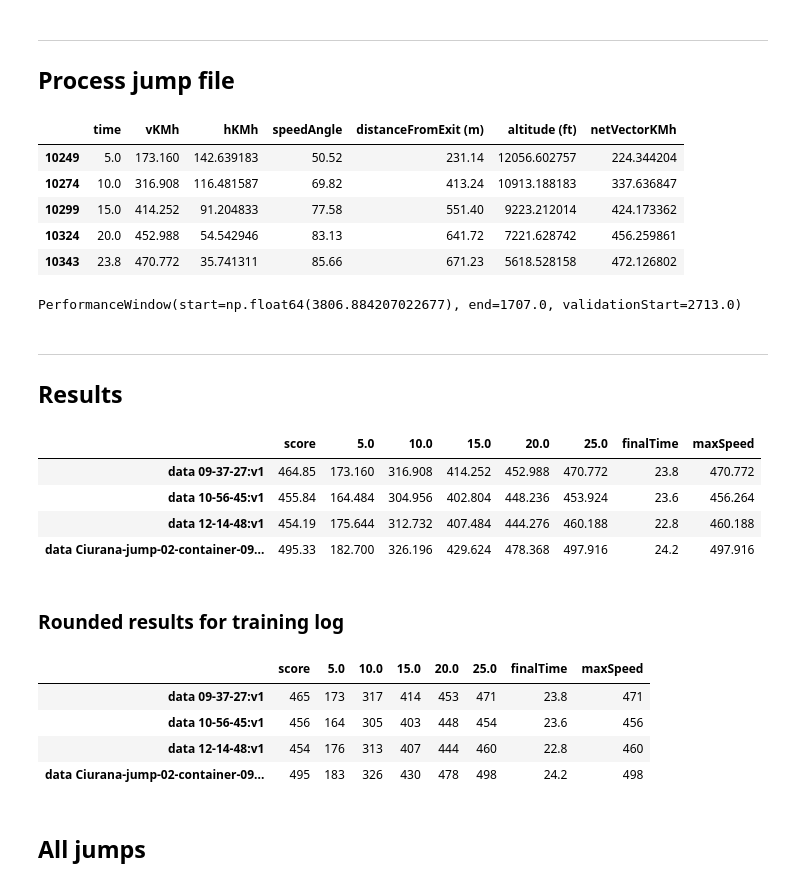
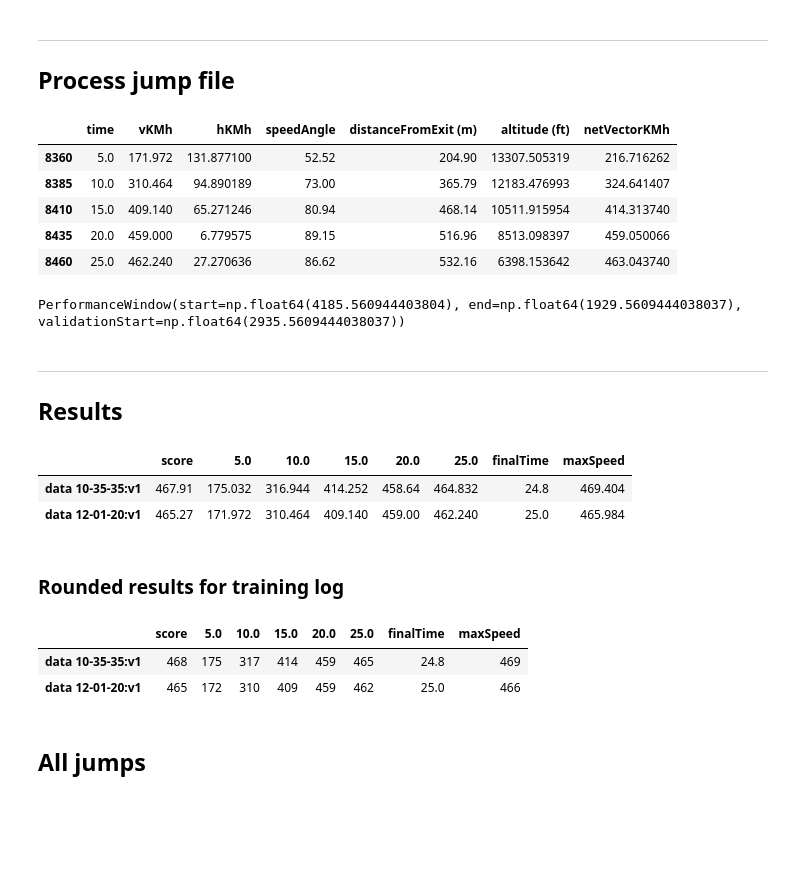
Before and after one commit to pr3d4t0r/SSScoring, a Jupyter notebook: proto-app-04-bulk-processor.ipynb, the cells around one changed output. Saved outputs shown, nothing was run; the diff lists cells and outputs as text; code cells hidden in the pictures; blank space fills up the shorter version.

```diff
--- a/proto-app-04-bulk-processor.ipynb
+++ b/proto-app-04-bulk-processor.ipynb
@@ -101,5 +117,5 @@ pd.DataFrame(dropZones, columns=[ 'Drop zone', 'Alt (ft)', ])
 # %%
-dropZoneAltMSL = 1509.0
+dropZoneAltMSL = 15.0
 ignoreBaseline = True
 # %%
 dropZoneAltMSLMeters = dropZoneAltMSL/FT_IN_M
@@ -116,7 +126,0 @@ The first file in the list for this test is a warm up file.  Detect and ignore i
-# %%
-filePath = list(jumpFiles.keys())[0]
-rawData, tag = getFlySightDataFromCSV(filePath)
-data = convertFlySight2SSScoring(rawData, altitudeDZMeters=dropZoneAltMSLMeters)
-jumpResults = processJump(data)
-if jumpResults.status == JumpStatus.WARM_UP_FILE:
-    display(widgets.HTML('<h3>%s - warm up file' % filePath.as_posix()))
@@ -128,22 +130,22 @@ if jumpResults.status == JumpStatus.WARM_UP_FILE:
 # %%
 warnings.filterwarnings('ignore', category=UserWarning) # FNV, conda issue
 jumpFilesList = list(jumpFiles.keys())
 if (len(jumpFilesList) > 1):
     filePath = jumpFilesList[1]
-    rawData, tag = getFlySightDataFromCSV(filePath)
+    rawData, tag = getFlySightDataFromCSVFileName(filePath)
     data = convertFlySight2SSScoring(rawData, altitudeDZMeters=dropZoneAltMSLMeters)
     jumpResult = processJump(data)
     if jumpResult.status == JumpStatus.OK:
         display(jumpResult.table)
         display(jumpResult.window)
 # %% [output]
 |  | time | vKMh | hKMh | speedAngle | distanceFromExit (m) | altitude (ft) | netVectorKMh |
-| 10249 | 5.0 | 173.160 | 142.639183 | 50.52 | 231.14 | 12056.602757 | 224.344204 |
-| 10274 | 10.0 | 316.908 | 116.481587 | 69.82 | 413.24 | 10913.188183 | 337.636847 |
-| 10299 | 15.0 | 414.252 | 91.204833 | 77.58 | 551.40 | 9223.212014 | 424.173362 |
-| 10324 | 20.0 | 452.988 | 54.542946 | 83.13 | 641.72 | 7221.628742 | 456.259861 |
-| 10343 | 23.8 | 470.772 | 35.741311 | 85.66 | 671.23 | 5618.528158 | 472.126802 |
+| 8360 | 5.0 | 171.972 | 131.877100 | 52.52 | 204.90 | 13307.505319 | 216.716262 |
+| 8385 | 10.0 | 310.464 | 94.890189 | 73.00 | 365.79 | 12183.476993 | 324.641407 |
+| 8410 | 15.0 | 409.140 | 65.271246 | 80.94 | 468.14 | 10511.915954 | 414.313740 |
+| 8435 | 20.0 | 459.000 | 6.779575 | 89.15 | 516.96 | 8513.098397 | 459.050066 |
+| 8460 | 25.0 | 462.240 | 27.270636 | 86.62 | 532.16 | 6398.153642 | 463.043740 |
-PerformanceWindow(start=np.float64(3806.884207022677), end=1707.0, validationStart=2713.0)
+PerformanceWindow(start=np.float64(4185.560944403804), end=np.float64(1929.5609444038037), validationStart=np.float64(2935.5609444038037))
 # %% [markdown]
 ---
 ## Results
@@ -154,10 +156,8 @@ aggregate = aggregateResults(jumpResults)
 aggregate
 # %% [output]
 |  | score | 5.0 | 10.0 | 15.0 | 20.0 | 25.0 | finalTime | maxSpeed |
-| data 09-37-27:v1 | 464.85 | 173.160 | 316.908 | 414.252 | 452.988 | 470.772 | 23.8 | 470.772 |
-| data 10-56-45:v1 | 455.84 | 164.484 | 304.956 | 402.804 | 448.236 | 453.924 | 23.6 | 456.264 |
-| data 12-14-48:v1 | 454.19 | 175.644 | 312.732 | 407.484 | 444.276 | 460.188 | 22.8 | 460.188 |
-| data Ciurana-jump-02-container-09... | 495.33 | 182.700 | 326.196 | 429.624 | 478.368 | 497.916 | 24.2 | 497.916 |
+| data 10-35-35:v1 | 467.91 | 175.032 | 316.944 | 414.252 | 458.64 | 464.832 | 24.8 | 469.404 |
+| data 12-01-20:v1 | 465.27 | 171.972 | 310.464 | 409.140 | 459.00 | 462.240 | 25.0 | 465.984 |
 # %% [markdown]
 ### Rounded results for training log
 # %%
@@ -165,10 +165,8 @@ roundedResults = roundedAggregateResults(aggregate)
 roundedResults
 # %% [output]
 |  | score | 5.0 | 10.0 | 15.0 | 20.0 | 25.0 | finalTime | maxSpeed |
-| data 09-37-27:v1 | 465 | 173 | 317 | 414 | 453 | 471 | 23.8 | 471 |
-| data 10-56-45:v1 | 456 | 164 | 305 | 403 | 448 | 454 | 23.6 | 456 |
-| data 12-14-48:v1 | 454 | 176 | 313 | 407 | 444 | 460 | 22.8 | 460 |
-| data Ciurana-jump-02-container-09... | 495 | 183 | 326 | 430 | 478 | 498 | 24.2 | 498 |
+| data 10-35-35:v1 | 468 | 175 | 317 | 414 | 459 | 465 | 24.8 | 469 |
+| data 12-01-20:v1 | 465 | 172 | 310 | 409 | 459 | 462 | 25.0 | 466 |
 # %% [markdown]
 ## All jumps
 # %%
```
Also changed, not shown: parts of 7 cells of this notebook, 24 other files.
